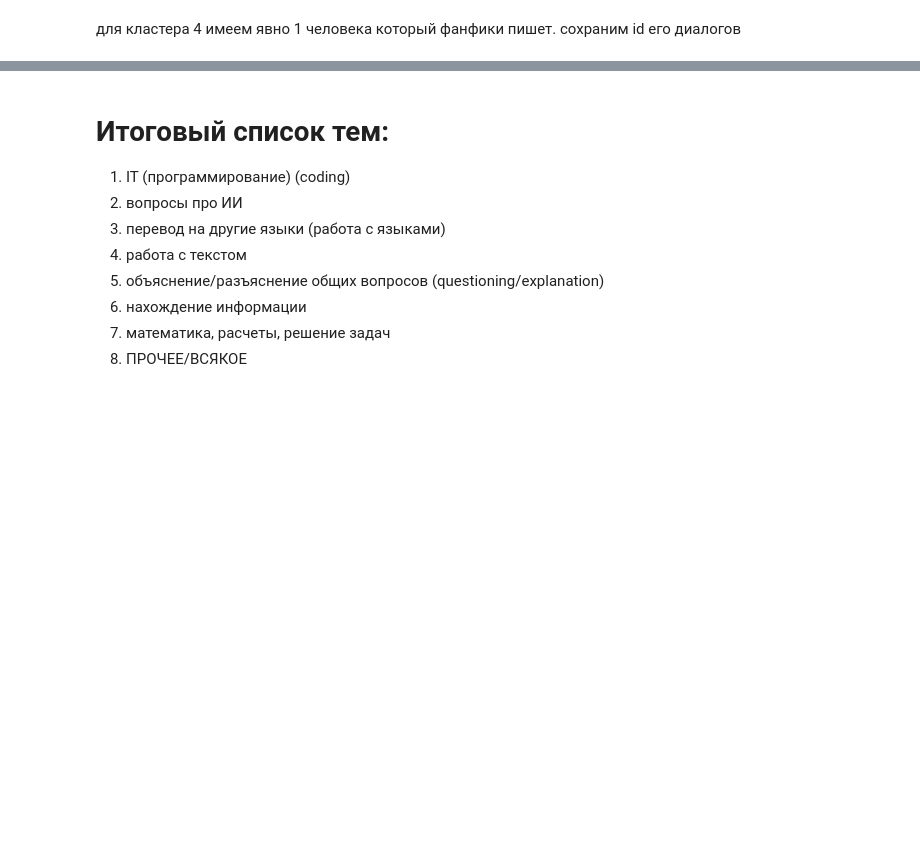
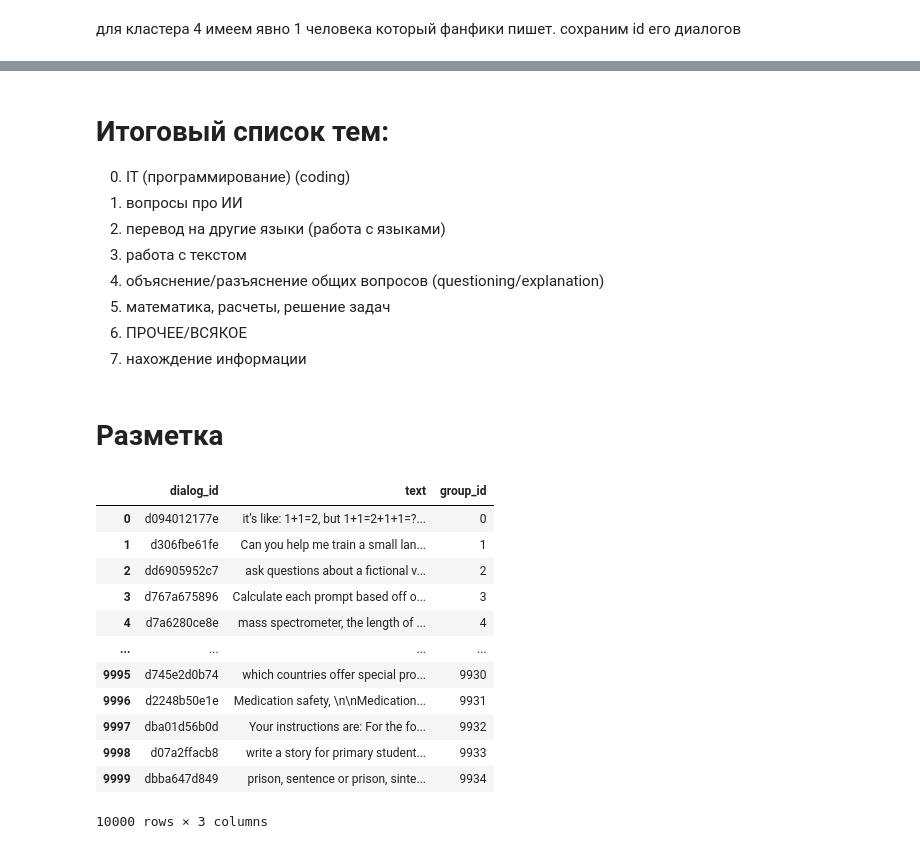
Before and after one commit to Half-Head/ML_homework, a Jupyter notebook: hw1/data_analyze.ipynb, the cells around one changed output, grey strips where cells are left out. Cells and saved outputs as stored; diff of their text form; code cells hidden in the pictures; blank space fills up the shorter version.

```diff
--- a/hw1/data_analyze.ipynb
+++ b/hw1/data_analyze.ipynb
@@ -466,10 +391,50 @@ df[(df['theme'] == 1) & (df['kind'] == 'center')]['dialog'].tolist()[7]['turns']
 # %% [markdown]
 # Итоговый список тем:
-1) IT (программирование) (coding)
-2) вопросы про ИИ
-3) перевод на другие языки (работа с языками)
-4) работа с текстом
-5) объяснение/разъяснение общих вопросов (questioning/explanation)
-6) нахождение информации
-7) математика, расчеты, решение задач
-8) ПРОЧЕЕ/ВСЯКОЕ
+0) IT (программирование) (coding)
+1) вопросы про ИИ
+2) перевод на другие языки (работа с языками)
+3) работа с текстом
+4) объяснение/разъяснение общих вопросов (questioning/explanation)
+5) математика, расчеты, решение задач
+6) ПРОЧЕЕ/ВСЯКОЕ
+7) нахождение информации
+# %% [markdown]
+# Разметка
+# %%
+raw_dialogs = read_dialogs("hw1_train.jsonl")
+
+texts = [
+    "\n\n".join(
+        turn["text"]
+        for turn in dialog["turns"]
+        if turn["role"] == "user"
+    )
+    for dialog in raw_dialogs
+]
+
+group_ids = find_duplicate_groups(
+    texts,
+    threshold=0.1,
+)
+
+groups_df = pd.DataFrame({
+    "dialog_id": [d["dialog_id"] for d in raw_dialogs],
+    "text": texts,
+    "group_id": group_ids,
+})
+# %%
+groups_df
+# %% [output]
+|  | dialog_id | text | group_id |
+| 0 | d094012177e | it’s like: 1+1=2, but 1+1=2+1+1=?... | 0 |
+| 1 | d306fbe61fe | Can you help me train a small lan... | 1 |
+| 2 | dd6905952c7 | ask questions about a fictional v... | 2 |
+| 3 | d767a675896 | Calculate each prompt based off o... | 3 |
+| 4 | d7a6280ce8e | mass spectrometer, the length of ... | 4 |
+| ... | ... | ... | ... |
+| 9995 | d745e2d0b74 | which countries offer special pro... | 9930 |
+| 9996 | d2248b50e1e | Medication safety, \n\nMedication... | 9931 |
+| 9997 | dba01d56b0d | Your instructions are: For the fo... | 9932 |
+| 9998 | d07a2ffacb8 | write a story for primary student... | 9933 |
+| 9999 | dbba647d849 | prison, sentence or prison, sinte... | 9934 |
+10000 rows × 3 columns
```
Also changed, not shown: parts of 34 cells of this notebook, 4 other files.
